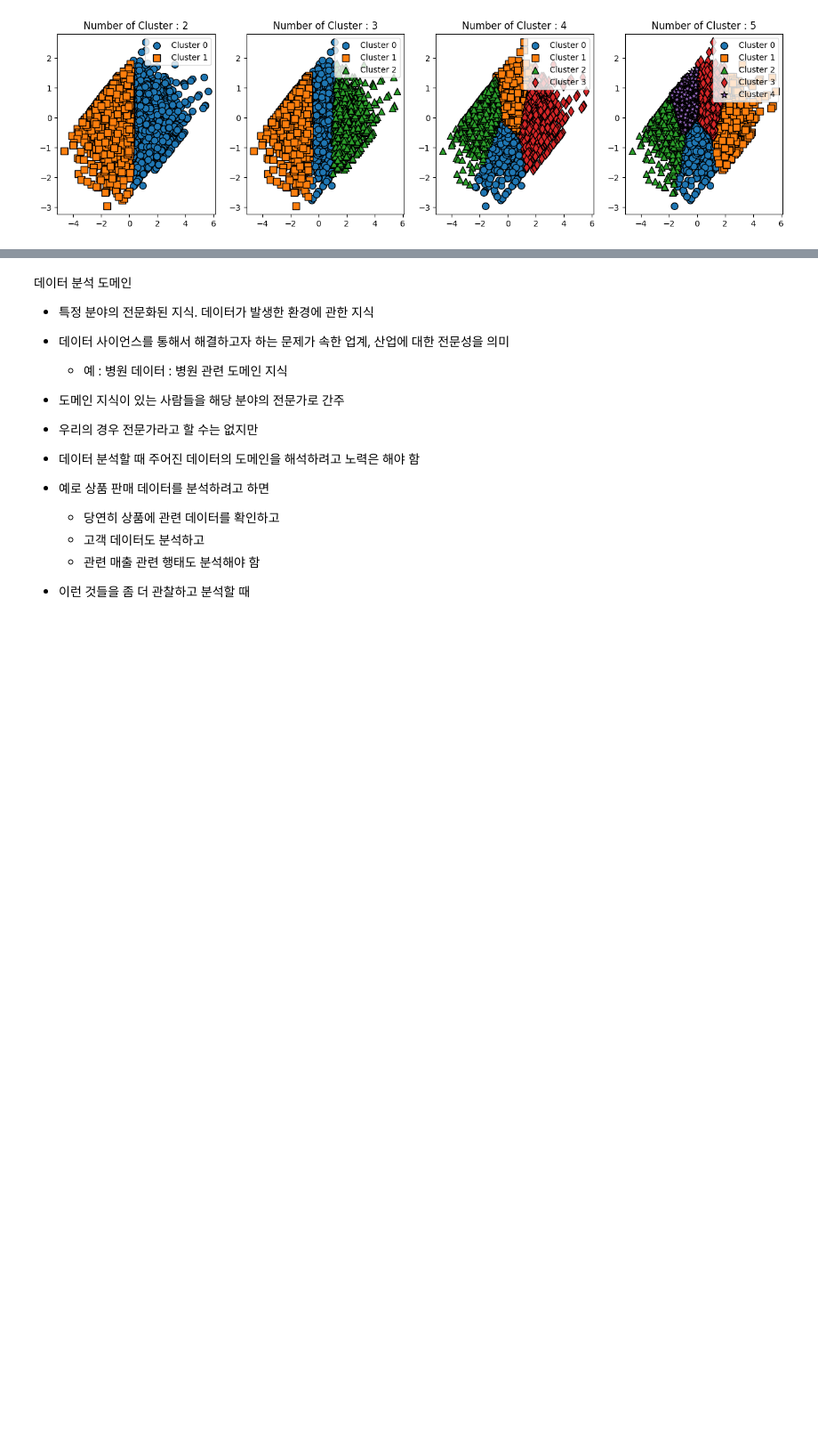
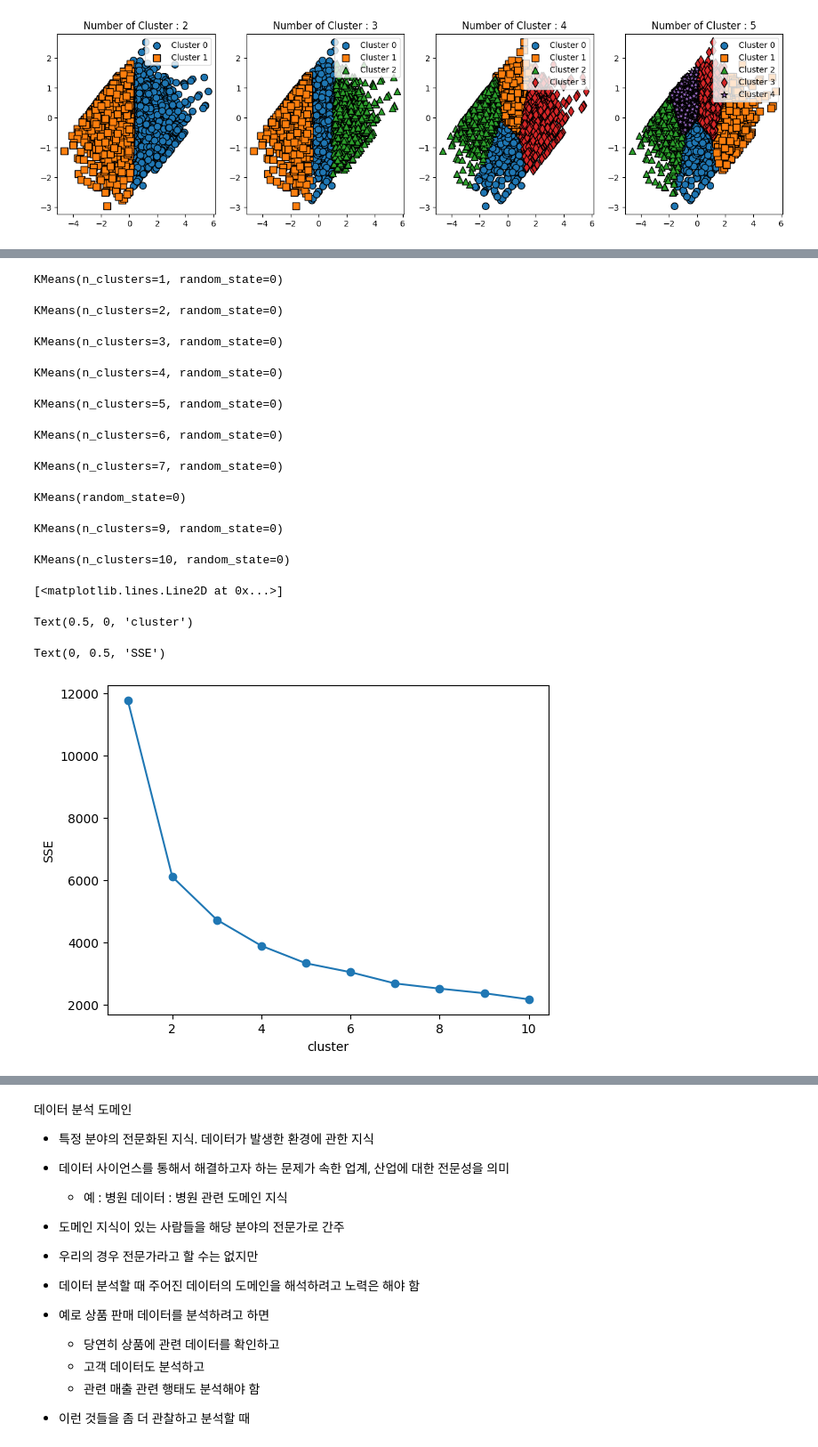
Before and after one commit to ahnyoungjoon00/a_data_engineer, a Jupyter notebook: j_dsde/DS/수업용0207/머신러닝/머신러닝25_군집화 예제-고객 세그먼테이션.ipynb, the cells around one changed output, grey strips where cells are left out. Shown at 89% size. Drawn from its saved outputs; the diff is of its cells as text; code cells hidden in the pictures; blank space fills up the shorter version.

```diff
--- a/j_dsde/DS/수업용0207/머신러닝/머신러닝25_군집화 예제-고객 세그먼테이션.ipynb
+++ b/j_dsde/DS/수업용0207/머신러닝/머신러닝25_군집화 예제-고객 세그먼테이션.ipynb
@@ -742,0 +872,26 @@ Name: count, dtype: int64
+# %%
+sse = []
+for k in range(1,11) :
+    kmeans=KMeans(n_clusters=k, random_state=0)
+    kmeans.fit(X_features_scaled)
+    sse.append(kmeans.inertia_)
+
+plt.plot(range(1,11),sse,marker='o')
+plt.xlabel('cluster')
+plt.ylabel('SSE')
+plt.show()
+# %% [output]
+KMeans(n_clusters=1, random_state=0)
+KMeans(n_clusters=2, random_state=0)
+KMeans(n_clusters=3, random_state=0)
+KMeans(n_clusters=4, random_state=0)
+KMeans(n_clusters=5, random_state=0)
+KMeans(n_clusters=6, random_state=0)
+KMeans(n_clusters=7, random_state=0)
+KMeans(random_state=0)
+KMeans(n_clusters=9, random_state=0)
+KMeans(n_clusters=10, random_state=0)
+[<matplotlib.lines.Line2D at 0x...>]
+Text(0.5, 0, 'cluster')
+Text(0, 0.5, 'SSE')
+[figure, added]
```
Also changed, not shown: parts of 49 cells of this notebook, 26 other files.
